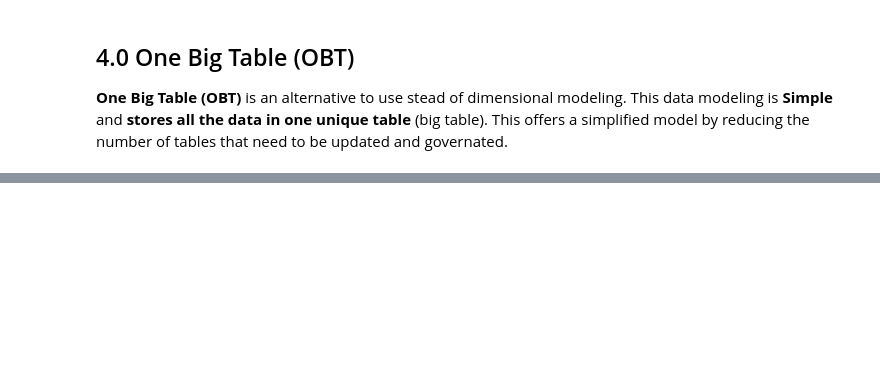
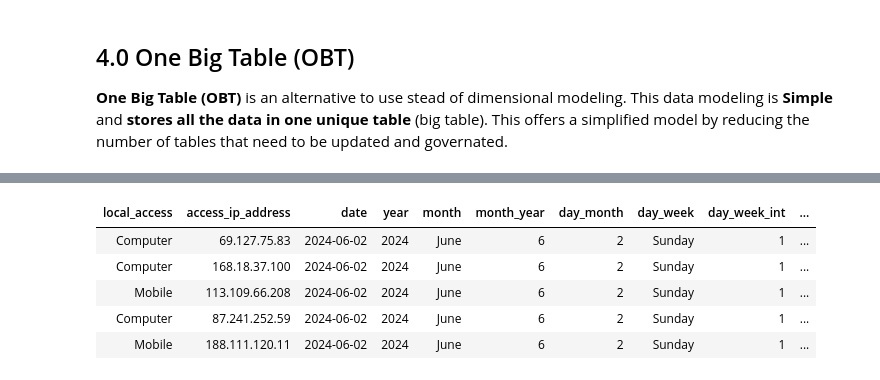
Before and after one commit to jmcabreira/DataPipeline-DataBricks, a Jupyter notebook: Load_Gold_Zone.ipynb, the cells around one changed output, grey strips where cells are left out. Drawn from its saved outputs; the diff is of its cells as text; code cells hidden in the pictures; blank space fills up the shorter version.

Commit message:
feat:Add obt table

```diff
--- a/Load_Gold_Zone.ipynb
+++ b/Load_Gold_Zone.ipynb
@@ -517,0 +526,36 @@ df_stream_acesse.createOrReplaceTempView('vw_access')
+# %%
+df_obt_access = spark.sql("""
+    select
+        a.local_access,
+        a.access_ip_address,
+        c.date,
+        c.year,
+        c.month,
+        c.month_year,
+        c.day_month,
+        c.day_week,
+        c.day_week_int,
+        c.fl_day_week,
+        c.day_year,
+        c.fl_last_month_day,
+        c.week_year,
+        c.semester,
+        c.quarter,
+        c.bimonthly,
+        1 as qnt_access,
+        CASE WHEN a.user_uuid IS NOT NULL THEN 1 ELSE 0 END AS qnt_user,
+        CASE WHEN s.qnt_instalments IS NOT NULL THEN 1 ELSE 0 END AS qnt_sales
+        from vw_access AS a
+        join gold.dim_calendar as c on cast(a.access_timestamp as date) = c.date
+        left join silver.tb_sales s on a.access_uuid = s.access_uuid
+
+""")
+
+df_obt_access.limit(5).display()
+# %% [output]
+| local_access | access_ip_address | date | year | month | month_year | day_month | day_week | day_week_int | ... |
+| Computer | 69.127.75.83 | 2024-06-02 | 2024 | June | 6 | 2 | Sunday | 1 | ... |
+| Computer | 168.18.37.100 | 2024-06-02 | 2024 | June | 6 | 2 | Sunday | 1 | ... |
+| Mobile | 113.109.66.208 | 2024-06-02 | 2024 | June | 6 | 2 | Sunday | 1 | ... |
+| Computer | 87.241.252.59 | 2024-06-02 | 2024 | June | 6 | 2 | Sunday | 1 | ... |
+| Mobile | 188.111.120.11 | 2024-06-02 | 2024 | June | 6 | 2 | Sunday | 1 | ... |
```
Also changed, not shown: parts of 12 cells of this notebook.
